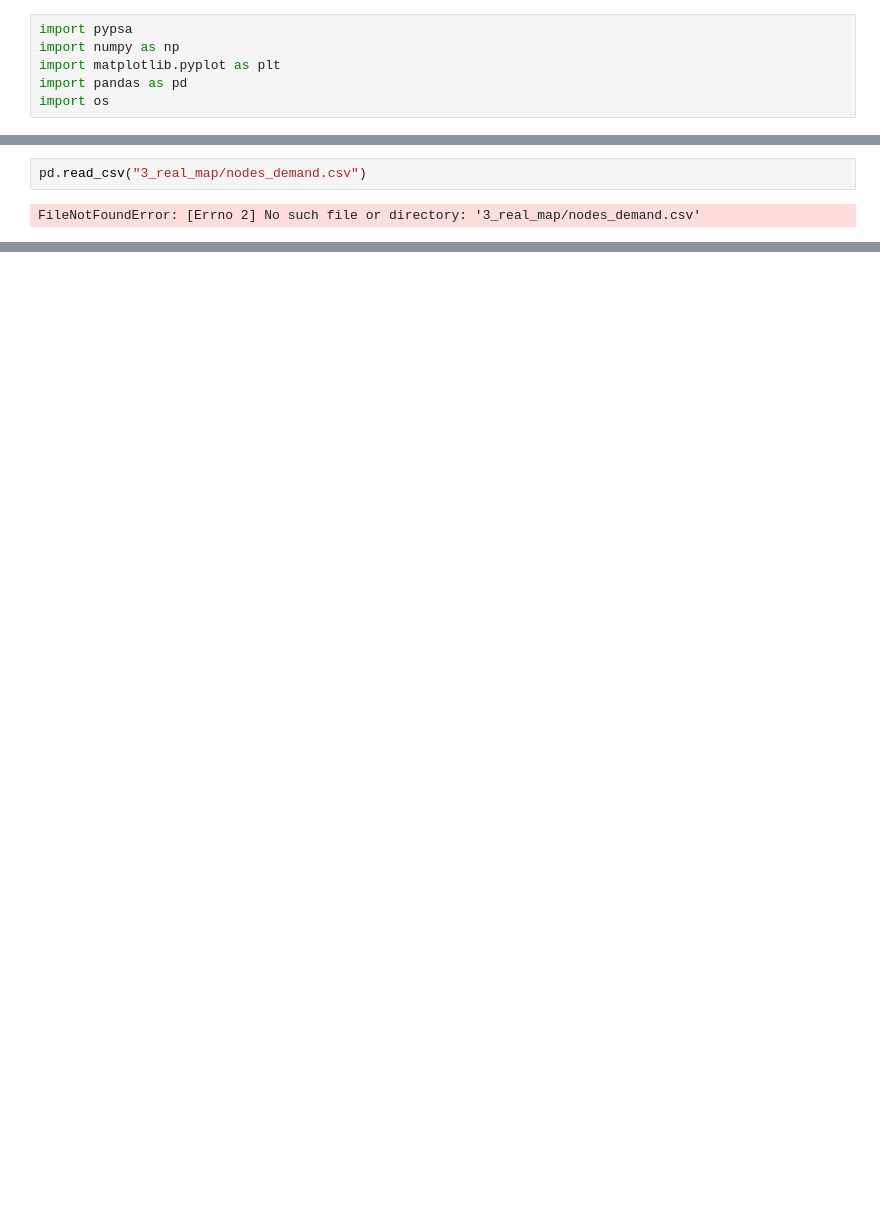
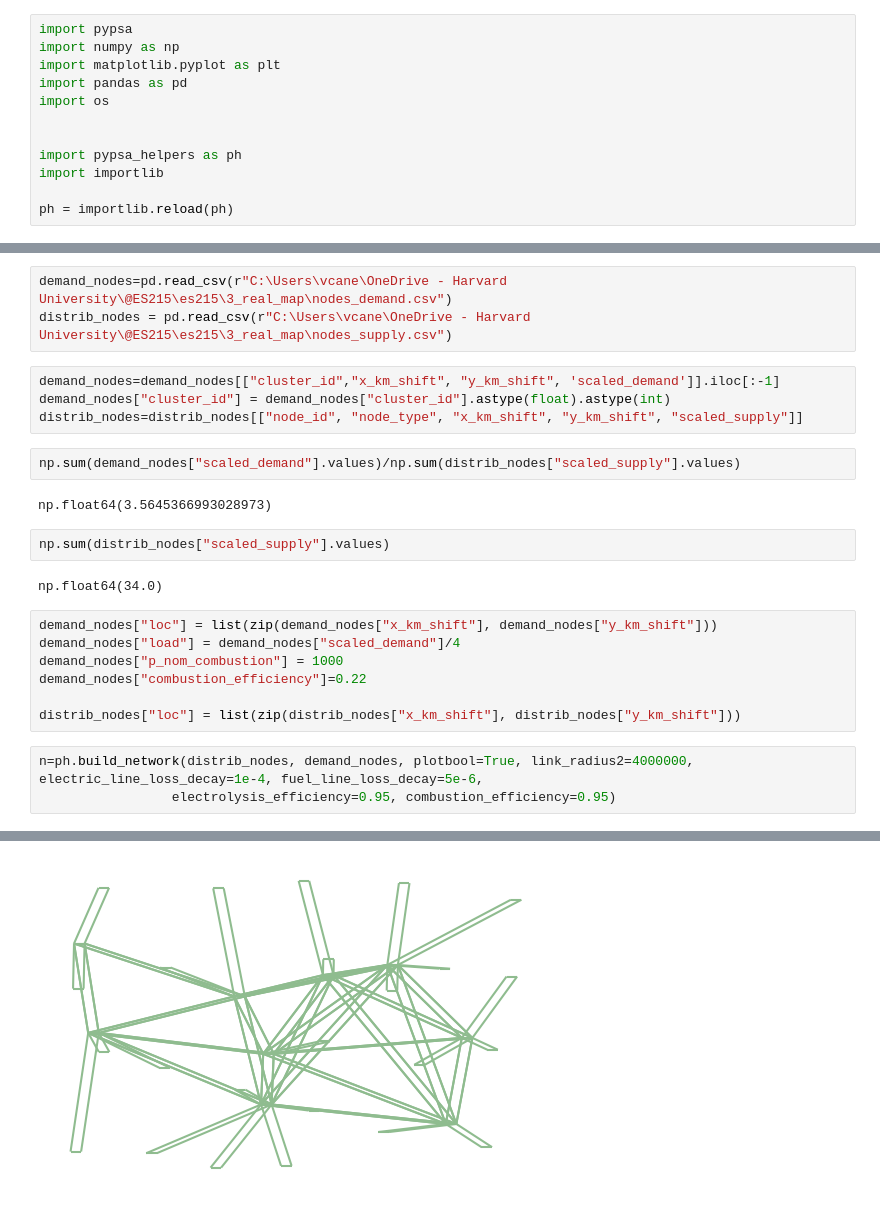
Before and after one commit to aidenva/es215, a Jupyter notebook: pypsa_simulation_realmap/american_simulation.ipynb, the cells around one changed output, grey strips where cells are left out. Drawn from its saved outputs; the diff is of its cells as text; blank space fills up the shorter version.

Commit message:
american_simulation prelim results, succesfully solving on provided nodes subject to various efficiencies (not yet time-resolved)

```diff
--- a/pypsa_simulation_realmap/american_simulation.ipynb
+++ b/pypsa_simulation_realmap/american_simulation.ipynb
@@ -4,3 +4,9 @@ import numpy as np
 import matplotlib.pyplot as plt
 import pandas as pd
 import os
+
+
+import pypsa_helpers as ph
+import importlib
+
+ph = importlib.reload(ph)
@@ -355,4 +13,26 @@ def build_network(distribution_nodes,
 # %%
-pd.read_csv("3_real_map/nodes_demand.csv")
+demand_nodes=pd.read_csv(r"C:\Users\vcane\OneDrive - Harvard University\@ES215\es215\3_real_map\nodes_demand.csv")
+distrib_nodes = pd.read_csv(r"C:\Users\vcane\OneDrive - Harvard University\@ES215\es215\3_real_map\nodes_supply.csv")
-# %% [output]
-FileNotFoundError: [Errno 2] No such file or directory: '3_real_map/nodes_demand.csv'
+# %%
+demand_nodes=demand_nodes[["cluster_id","x_km_shift", "y_km_shift", 'scaled_demand']].iloc[:-1]
+demand_nodes["cluster_id"] = demand_nodes["cluster_id"].astype(float).astype(int)
+distrib_nodes=distrib_nodes[["node_id", "node_type", "x_km_shift", "y_km_shift", "scaled_supply"]]
+# %%
+np.sum(demand_nodes["scaled_demand"].values)/np.sum(distrib_nodes["scaled_supply"].values)
+# %% [output]
+np.float64(3.5645366993028973)
+# %%
+np.sum(distrib_nodes["scaled_supply"].values)
+# %% [output]
+np.float64(34.0)
+# %%
+demand_nodes["loc"] = list(zip(demand_nodes["x_km_shift"], demand_nodes["y_km_shift"]))
+demand_nodes["load"] = demand_nodes["scaled_demand"]/4
+demand_nodes["p_nom_combustion"] = 1000
+demand_nodes["combustion_efficiency"]=0.22
+
+distrib_nodes["loc"] = list(zip(distrib_nodes["x_km_shift"], distrib_nodes["y_km_shift"]))
+# %%
+n=ph.build_network(distrib_nodes, demand_nodes, plotbool=True, link_radius2=4000000, electric_line_loss_decay=1e-4, fuel_line_loss_decay=5e-6,
+                 electrolysis_efficiency=0.95, combustion_efficiency=0.95)
+# %% [output]
@@ -358,0 +52 @@ FileNotFoundError: [Errno 2] No such file or directory: '3_real_map/nodes_demand
+[figure, added]
```
Also changed, not shown: parts of 2 cells of this notebook, 1 other file.
